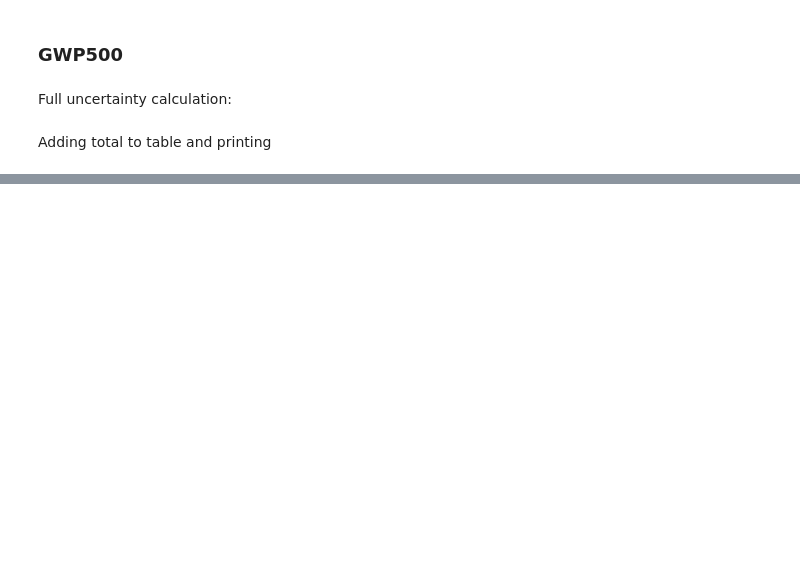
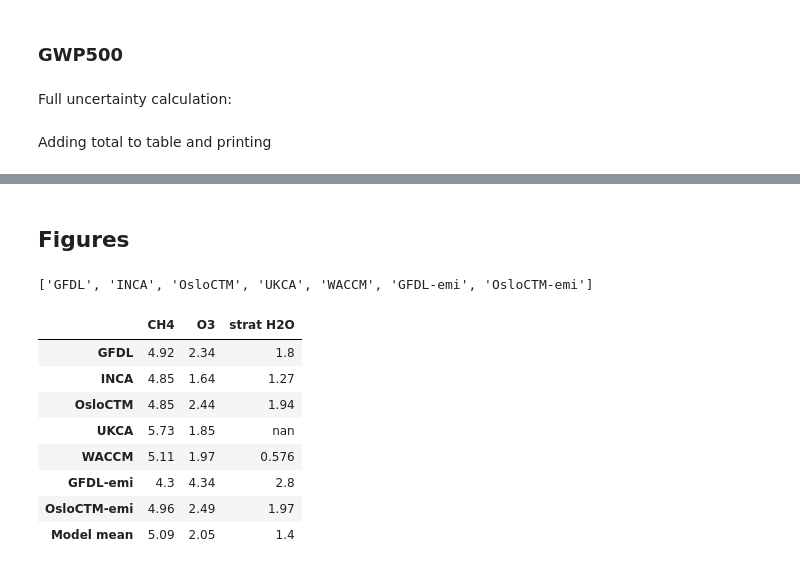
Before and after one commit to ciceroOslo/Hydrogen_GWP, a Jupyter notebook: GWP_different_time_horizons.ipynb, the cells around one changed output, grey strips where cells are left out. Cells and saved outputs as stored; diff of their text form; code cells hidden in the pictures; blank space fills up the shorter version.

```diff
--- a/GWP_different_time_horizons.ipynb
+++ b/GWP_different_time_horizons.ipynb
@@ -5,3 +3,9 @@ filepath= r"./output/"
+# %%
+harm = False
+if harm:
+    filepath= r"./output/drydep_59_"
+else:
+    filepath= r"./output/"
 # %%
 import numpy as np
 import pandas as pd
@@ -407 +406,3 @@ O3 ERF                                                0.00348
 Total                                                   0.288
+# %% [markdown]
+## Figures
@@ -407,0 +447,27 @@ Total                                                   0.288
+# %%
+df_table_gwp_simple = df_table_gwp_100.fillna(0.0)
+#df_table_gwp_simple.loc['CH4'] = df_table_gwp_simple.loc['CH4dir']+df_table_gwp_simple.loc['CH4indir']
+#df_table_gwp_simple.loc['O3'] = df_table_gwp_simple.loc['O3 CH4ind']+df_table_gwp_simple.loc['O3']
+#df_table_gwp_simple.loc['strat H2O'] = df_table_gwp_simple.loc['strat H2O']+df_table_gwp_simple.loc['strat H2O CH4ind']
+
+df_table_gwp_simple.replace(0, np.nan, inplace=True)
+df_table_gwp_simple = df_table_gwp_simple.drop(['gwp_ch4ind_o3','gwp_ch4ind_h2o'], axis=1)
+df_table_gwp_simple.rename(columns={'gwp_ch4':'CH4', 'gwp_o3':'O3', 'gwp_h2o':'strat H2O'}, inplace=True)
+sorted_models = df_table_gwp_simple.drop(['GFDL-emi', 'OsloCTM-emi']).index.sort_values().tolist()
+sorted_models.append('GFDL-emi')
+sorted_models.append('OsloCTM-emi')
+print(sorted_models)
+df_table_gwp_simple = df_table_gwp_simple.reindex(sorted_models)
+df_table_gwp_simple.loc['Model mean'] = df_table_gwp_simple.drop(['GFDL-emi', 'OsloCTM-emi'],axis=0).mean(axis=0)
+df_table_gwp_simple
+# %% [output]
+['GFDL', 'INCA', 'OsloCTM', 'UKCA', 'WACCM', 'GFDL-emi', 'OsloCTM-emi']
+|  | CH4 | O3 | strat H2O |
+| GFDL | 4.92 | 2.34 | 1.8 |
+| INCA | 4.85 | 1.64 | 1.27 |
+| OsloCTM | 4.85 | 2.44 | 1.94 |
+| UKCA | 5.73 | 1.85 | nan |
+| WACCM | 5.11 | 1.97 | 0.576 |
+| GFDL-emi | 4.3 | 4.34 | 2.8 |
+| OsloCTM-emi | 4.96 | 2.49 | 1.97 |
+| Model mean | 5.09 | 2.05 | 1.4 |
```
Also changed, not shown: parts of 10 cells of this notebook, 1 other file.
